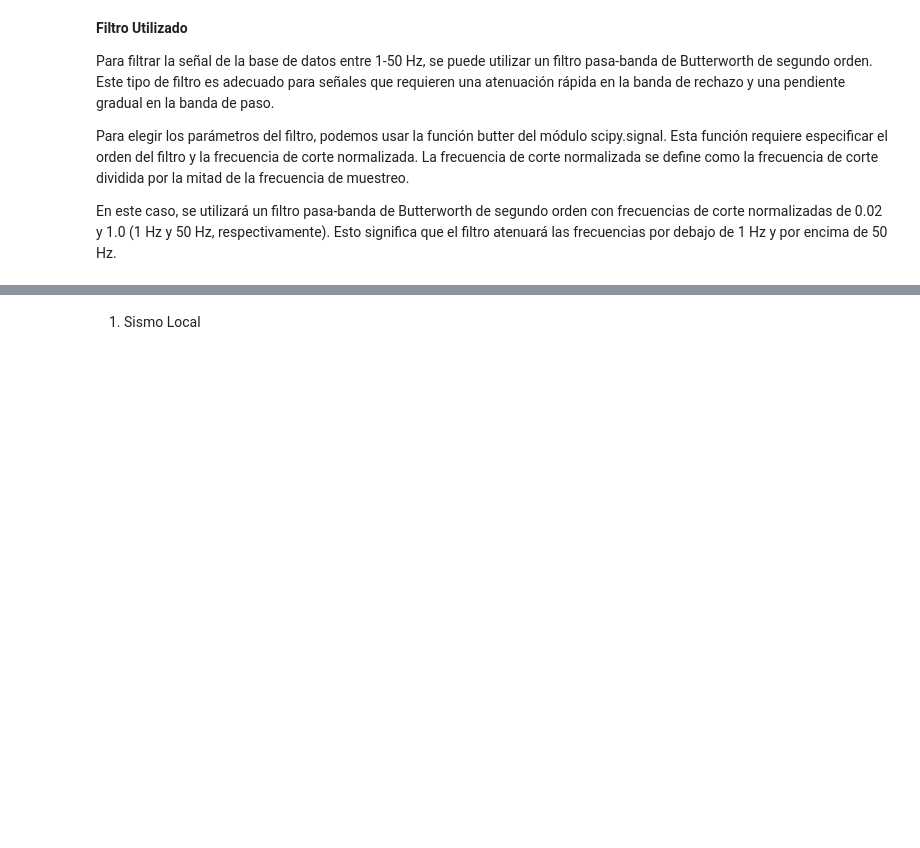
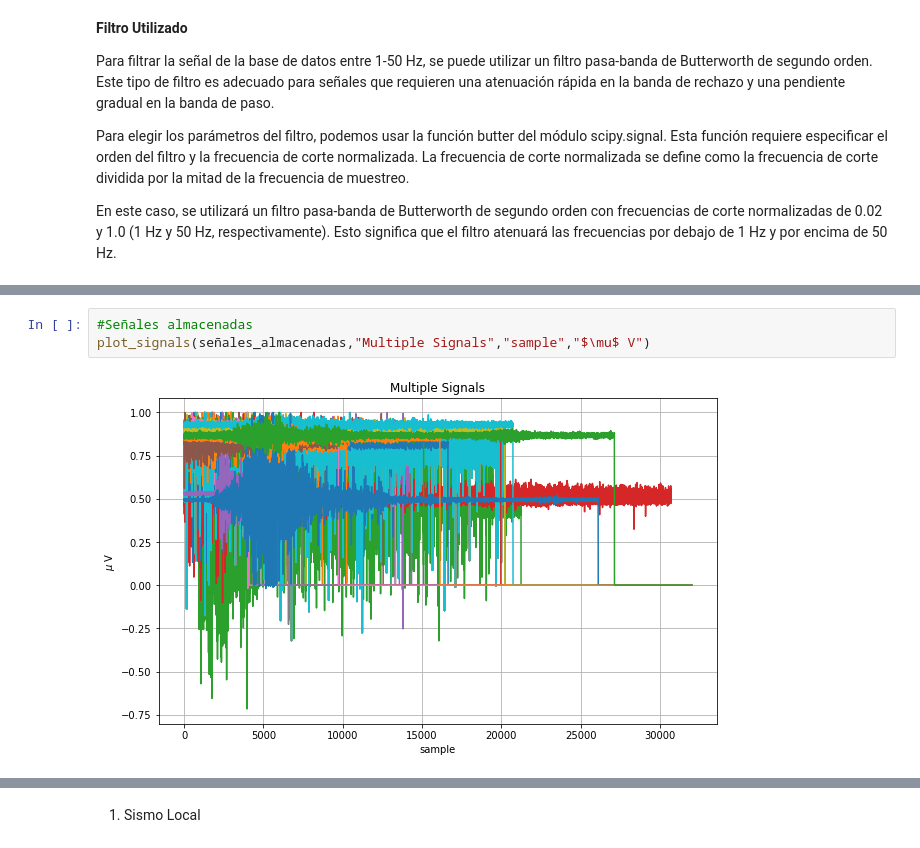
Before and after one commit to StivenVelasquez/Analisis-Multivariado-de-Seniales-Sismograficas, a Jupyter notebook: Mini_proyecto_1_Análisis_Multivariado_de_Señales_Sismográficas.ipynb, the cells around one changed output, grey strips where cells are left out. Cells and saved outputs as stored; diff of their text form; blank space fills up the shorter version.

```diff
--- a/Mini_proyecto_1_Análisis_Multivariado_de_Señales_Sismográficas.ipynb
+++ b/Mini_proyecto_1_Análisis_Multivariado_de_Señales_Sismográficas.ipynb
@@ -85,0 +118,5 @@ def butter_bandpass_filter(Y, fs, lowcut, highcut, order=2):
+# %%
+#Señales almacenadas
+plot_signals(señales_almacenadas,"Multiple Signals","sample","$\mu$ V")
+# %% [output]
+[figure, added]
```
Also changed, not shown: parts of 59 cells of this notebook.
